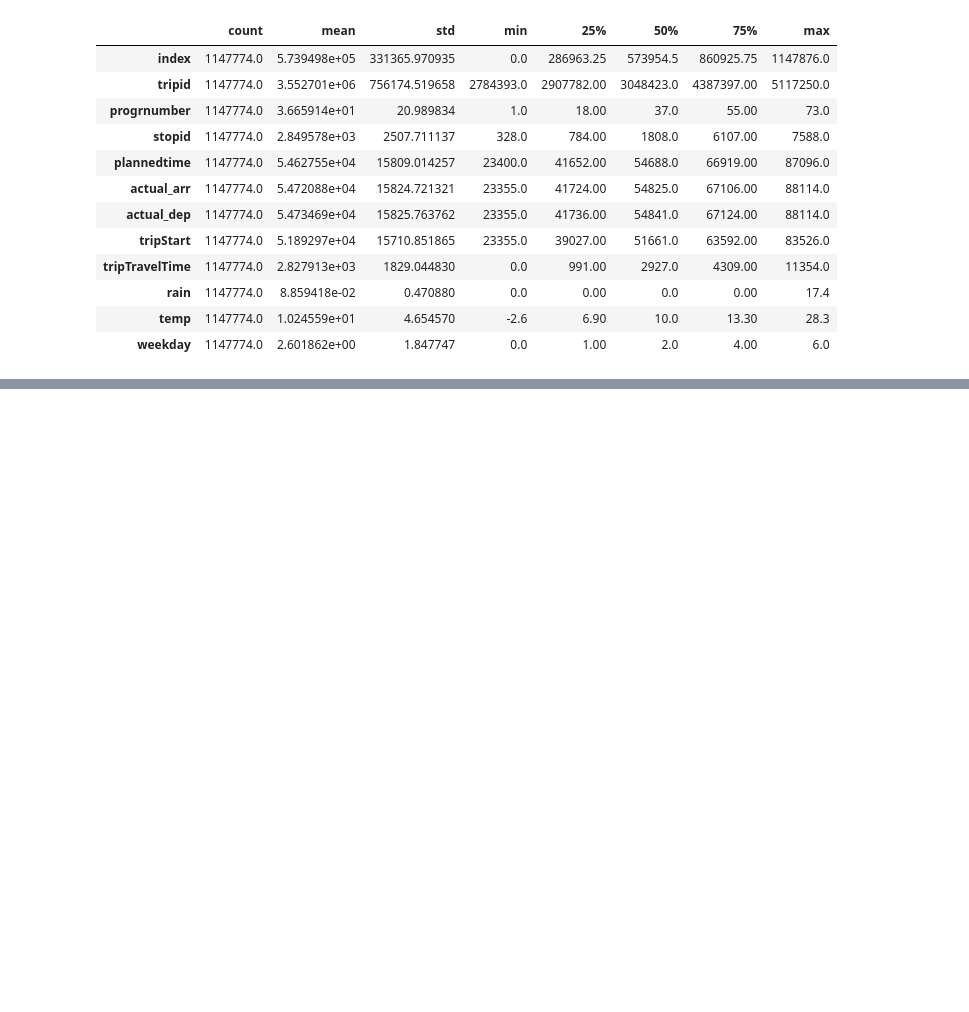
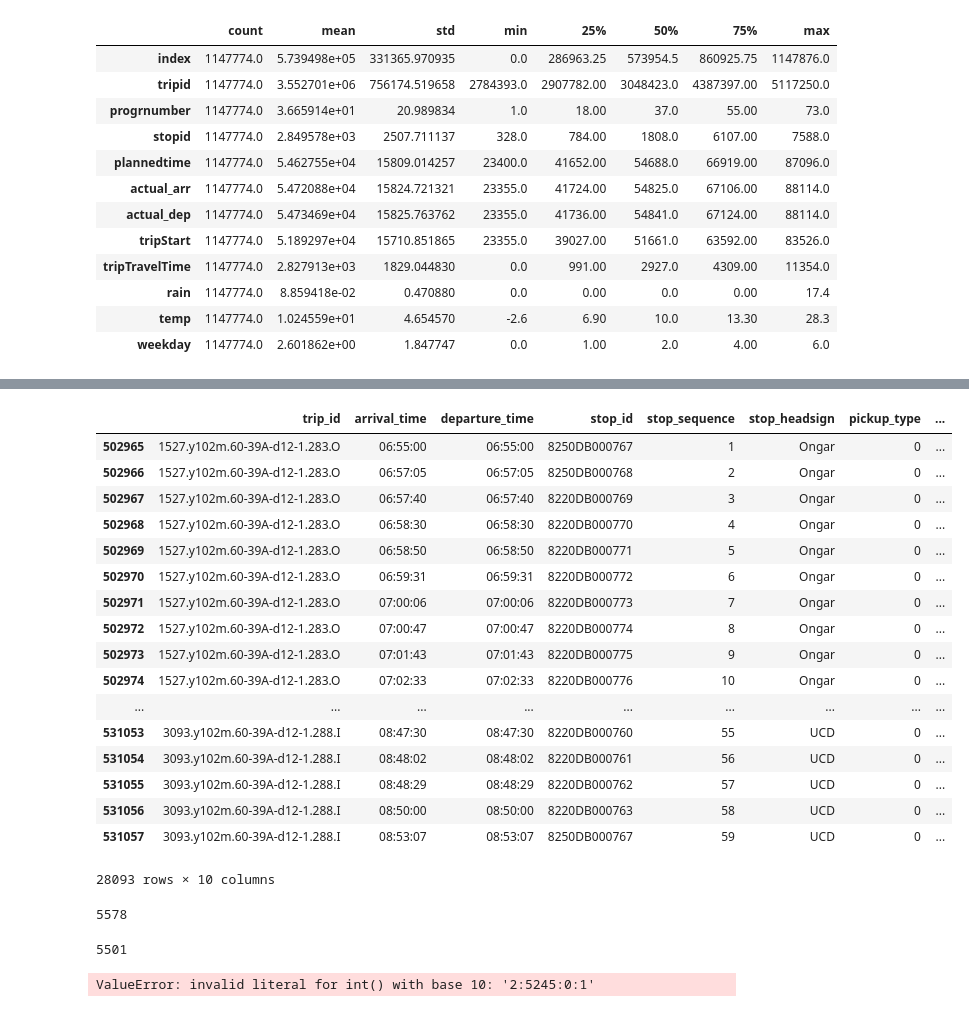
Before and after one commit to xinyuewang1/DublinBusDataAnalysis, a Jupyter notebook: caseStudy39A.ipynb, the cells around one changed output, grey strips where cells are left out. Cells and saved outputs as stored; diff of their text form; code cells hidden in the pictures; blank space fills up the shorter version.

```diff
--- a/caseStudy39A.ipynb
+++ b/caseStudy39A.ipynb
@@ -3141,0 +3241,4 @@ KeyError: "[('progrnumber', 'actual_arr', 'rain', 'weekday')] not in index"
+# %%
+# df['text_new'] = df['text'].str.split('::').str[0]
+stoptime['line'] = stoptime.trip_id.str.split('-').str[1]
+stoptime.head()
@@ -3141,0 +3252,29 @@ KeyError: "[('progrnumber', 'actual_arr', 'rain', 'weekday')] not in index"
+# %%
+stoptime.loc[stoptime.line == '39A']
+# %% [output]
+|  | trip_id | arrival_time | departure_time | stop_id | stop_sequence | stop_headsign | pickup_type | ... |
+| 502965 | 1527.y102m.60-39A-d12-1.283.O | 06:55:00 | 06:55:00 | 8250DB000767 | 1 | Ongar | 0 | ... |
+| 502966 | 1527.y102m.60-39A-d12-1.283.O | 06:57:05 | 06:57:05 | 8250DB000768 | 2 | Ongar | 0 | ... |
+| 502967 | 1527.y102m.60-39A-d12-1.283.O | 06:57:40 | 06:57:40 | 8220DB000769 | 3 | Ongar | 0 | ... |
+| 502968 | 1527.y102m.60-39A-d12-1.283.O | 06:58:30 | 06:58:30 | 8220DB000770 | 4 | Ongar | 0 | ... |
+| 502969 | 1527.y102m.60-39A-d12-1.283.O | 06:58:50 | 06:58:50 | 8220DB000771 | 5 | Ongar | 0 | ... |
+| 502970 | 1527.y102m.60-39A-d12-1.283.O | 06:59:31 | 06:59:31 | 8220DB000772 | 6 | Ongar | 0 | ... |
+| 502971 | 1527.y102m.60-39A-d12-1.283.O | 07:00:06 | 07:00:06 | 8220DB000773 | 7 | Ongar | 0 | ... |
+| 502972 | 1527.y102m.60-39A-d12-1.283.O | 07:00:47 | 07:00:47 | 8220DB000774 | 8 | Ongar | 0 | ... |
+| 502973 | 1527.y102m.60-39A-d12-1.283.O | 07:01:43 | 07:01:43 | 8220DB000775 | 9 | Ongar | 0 | ... |
+| 502974 | 1527.y102m.60-39A-d12-1.283.O | 07:02:33 | 07:02:33 | 8220DB000776 | 10 | Ongar | 0 | ... |
+| ... | ... | ... | ... | ... | ... | ... | ... | ... |
+| 531053 | 3093.y102m.60-39A-d12-1.288.I | 08:47:30 | 08:47:30 | 8220DB000760 | 55 | UCD | 0 | ... |
+| 531054 | 3093.y102m.60-39A-d12-1.288.I | 08:48:02 | 08:48:02 | 8220DB000761 | 56 | UCD | 0 | ... |
+| 531055 | 3093.y102m.60-39A-d12-1.288.I | 08:48:29 | 08:48:29 | 8220DB000762 | 57 | UCD | 0 | ... |
+| 531056 | 3093.y102m.60-39A-d12-1.288.I | 08:50:00 | 08:50:00 | 8220DB000763 | 58 | UCD | 0 | ... |
+| 531057 | 3093.y102m.60-39A-d12-1.288.I | 08:53:07 | 08:53:07 | 8250DB000767 | 59 | UCD | 0 | ... |
+28093 rows × 10 columns
+# %%
+stoptime.pickup_type.sum()
+# %% [output]
+5578
+# %%
+stoptime.drop_off_type.sum()
+# %% [output]
+5501
@@ -3141,0 +3284,4 @@ KeyError: "[('progrnumber', 'actual_arr', 'rain', 'weekday')] not in index"
+# %%
+stoptime['stopid'].astype('int64')
+# %% [output]
+ValueError: invalid literal for int() with base 10: '2:5245:0:1'
```
Also changed, not shown: parts of 23 cells of this notebook.
